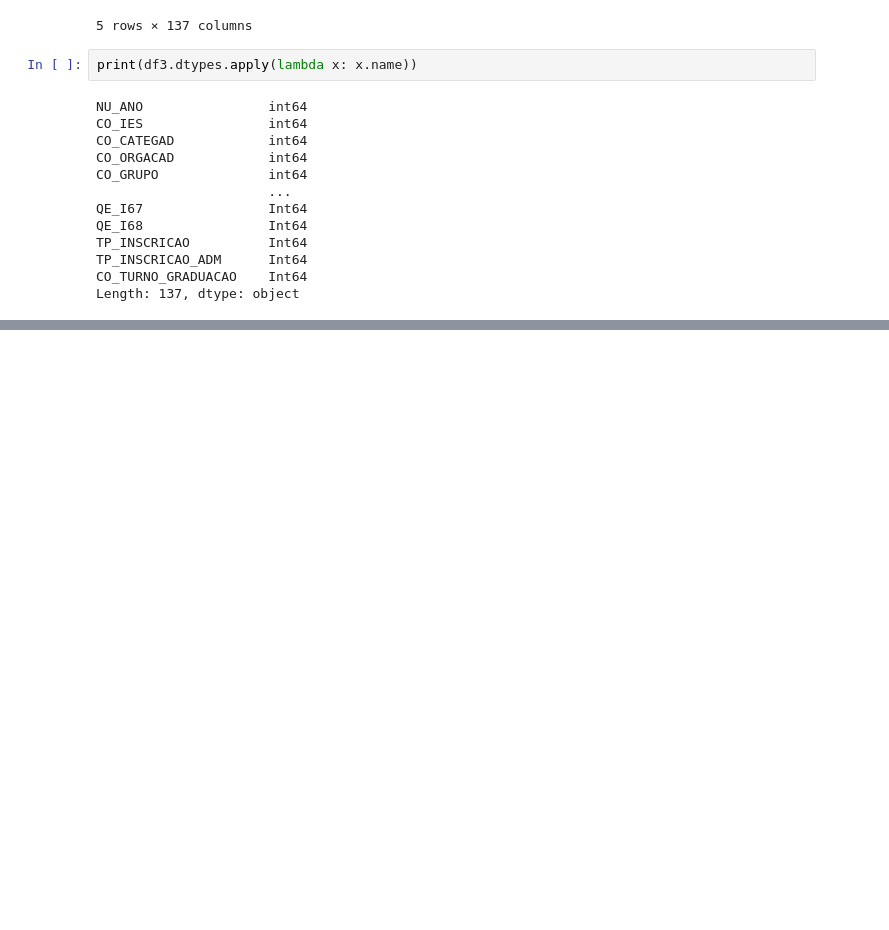
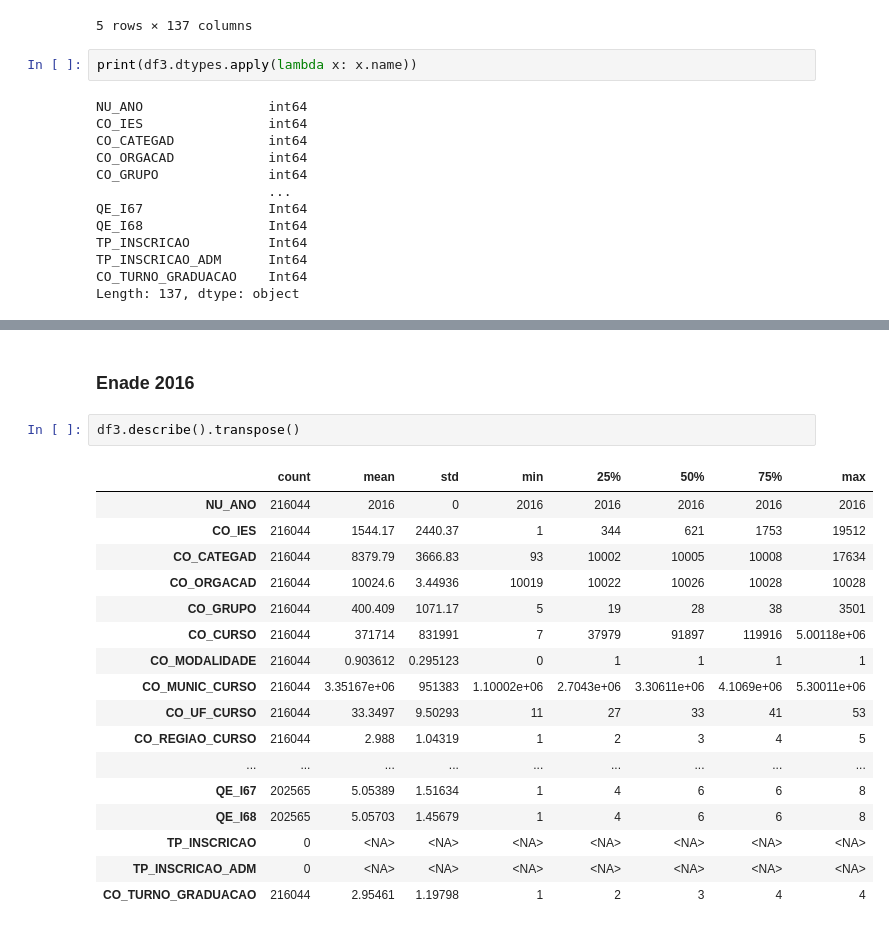
Before and after one commit to mchoji/enade-py, a Jupyter notebook: notebooks/1.1-mc-test-custom-loads.ipynb, the cells around one changed output, grey strips where cells are left out. Saved outputs shown, nothing was run; the diff lists cells and outputs as text; blank space fills up the shorter version.

```diff
--- a/notebooks/1.1-mc-test-custom-loads.ipynb
+++ b/notebooks/1.1-mc-test-custom-loads.ipynb
@@ -103,0 +150,22 @@ Length: 137, dtype: object
+# %% [markdown]
+### Enade 2016
+# %%
+df3.describe().transpose()
+# %% [output]
+|  | count | mean | std | min | 25% | 50% | 75% | max |
+| NU_ANO | 216044 | 2016 | 0 | 2016 | 2016 | 2016 | 2016 | 2016 |
+| CO_IES | 216044 | 1544.17 | 2440.37 | 1 | 344 | 621 | 1753 | 19512 |
+| CO_CATEGAD | 216044 | 8379.79 | 3666.83 | 93 | 10002 | 10005 | 10008 | 17634 |
+| CO_ORGACAD | 216044 | 10024.6 | 3.44936 | 10019 | 10022 | 10026 | 10028 | 10028 |
+| CO_GRUPO | 216044 | 400.409 | 1071.17 | 5 | 19 | 28 | 38 | 3501 |
+| CO_CURSO | 216044 | 371714 | 831991 | 7 | 37979 | 91897 | 119916 | 5.00118e+06 |
+| CO_MODALIDADE | 216044 | 0.903612 | 0.295123 | 0 | 1 | 1 | 1 | 1 |
+| CO_MUNIC_CURSO | 216044 | 3.35167e+06 | 951383 | 1.10002e+06 | 2.7043e+06 | 3.30611e+06 | 4.1069e+06 | 5.30011e+06 |
+| CO_UF_CURSO | 216044 | 33.3497 | 9.50293 | 11 | 27 | 33 | 41 | 53 |
+| CO_REGIAO_CURSO | 216044 | 2.988 | 1.04319 | 1 | 2 | 3 | 4 | 5 |
+| ... | ... | ... | ... | ... | ... | ... | ... | ... |
+| QE_I67 | 202565 | 5.05389 | 1.51634 | 1 | 4 | 6 | 6 | 8 |
+| QE_I68 | 202565 | 5.05703 | 1.45679 | 1 | 4 | 6 | 6 | 8 |
+| TP_INSCRICAO | 0 | <NA> | <NA> | <NA> | <NA> | <NA> | <NA> | <NA> |
+| TP_INSCRICAO_ADM | 0 | <NA> | <NA> | <NA> | <NA> | <NA> | <NA> | <NA> |
+| CO_TURNO_GRADUACAO | 216044 | 2.95461 | 1.19798 | 1 | 2 | 3 | 4 | 4 |
```
Also changed, not shown: parts of 5 cells of this notebook, 16 other files.
